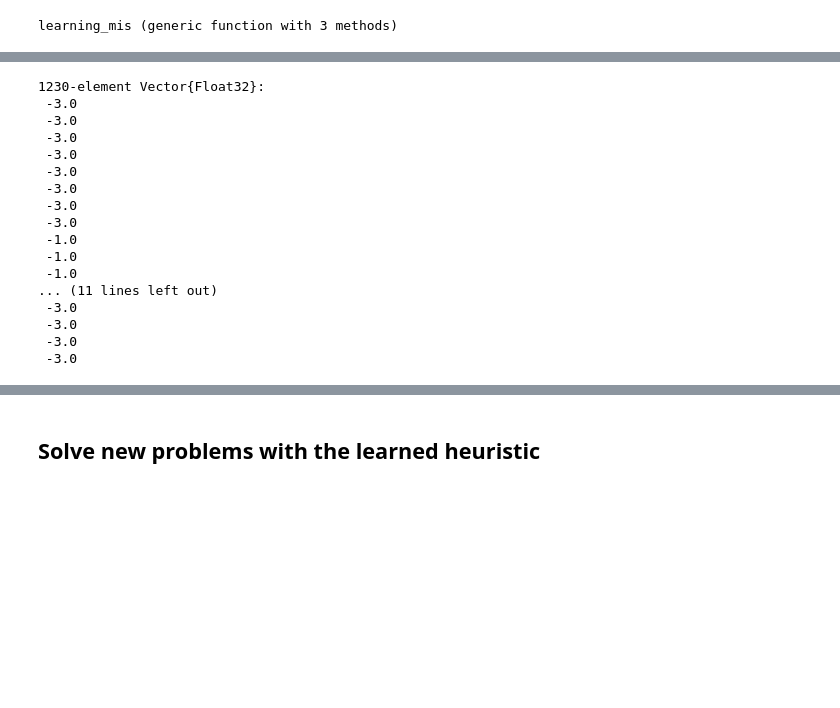
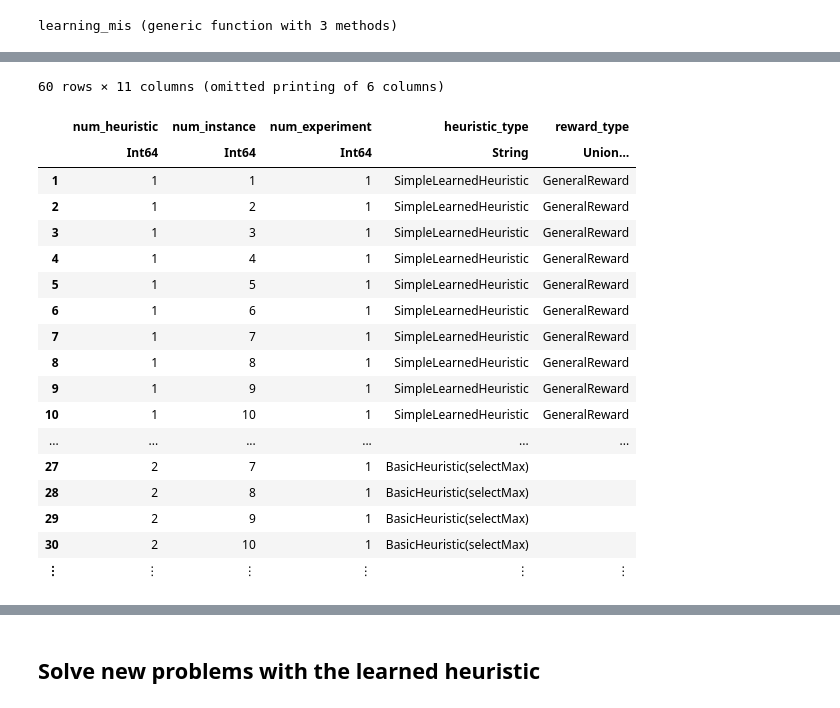
Before and after one commit to corail-research/SeaPearlZoo.jl, a Jupyter notebook: src/tutorial-summer-school/learning-cp/mis/mis.ipynb, the cells around one changed output, grey strips where cells are left out. Cells and saved outputs as stored; diff of their text form; code cells hidden in the pictures; blank space fills up the shorter version.

Commit message:
Refactor benchmarking code; change MIS plotting

```diff
--- a/src/tutorial-summer-school/learning-cp/mis/mis.ipynb
+++ b/src/tutorial-summer-school/learning-cp/mis/mis.ipynb
@@ -32,6 +32,6 @@ SeaPearl provides a number of instance generators, including one for the MIS pro
 <img src="img/450px-Barabasi_albert_graph.png" alt="Barabasi-Albert Graph" style="width:600px; height:200px;">
 # %%
 numInitialVertices = 4
-numNewVertices = 6
+numNewVertices = 10
 instance_generator = SeaPearl.MaximumIndependentSetGenerator(numNewVertices, numInitialVertices)
 # %% [output]
@@ -115,5 +115,5 @@ struct MisExperimentSettings
 end
 
 agent_config = MisAgentConfig(0.99f0, 64, instance_generator.n, 4, 400, 1, 20, 2000)
-mis_settings = MisExperimentSettings(200, 1, 5, 10, 1, numNewVertices, numInitialVertices, 123)
+mis_settings = MisExperimentSettings(200, 1, 4, 10, 1, numNewVertices, numInitialVertices, 123)
 # %% [output]
@@ -602,0 +589,30 @@ names(df)
+# %%
+validation_generator = SeaPearl.MaximumIndependentSetGenerator(40, 4)
+
+num_instances = 20 # Number of instances to evaluate on
+node_budget = 10000 # Budget of visited nodes
+take_objective = false # Set it to true if we have to branch on the object ive variable
+eval_strategy = SeaPearl.DFSearch()
+include_dfs = true # Set it to true if you want to evaluate with DFS in addition to ILDS
+basicHeuristics = Dict()
+num_random_heuristics = 2
+
+for (i, random_heuristic) in enumerate(randomHeuristics)
+    push!(basicHeuristics, "random"*string(i) => random_heuristic)
+end
+
+push!(basicHeuristics, "max" => heuristic_max)
+evaluation_df = benchmark(
+    models=[agent.policy.learner.approximator],
+    evaluation_folder=pwd(),
+    num_instances=num_instances,
+    chosen_features=chosen_features,
+    take_objective=take_objective,
+    generator=validation_generator,
+    basicHeuristics=basicHeuristics,
+    save_experiment_metrics=true,
+    include_dfs=include_dfs,
+    budget=node_budget,
+    ILDS=eval_strategy
+)
+plot_first_solution(evaluation_df)
@@ -603,3 +641,25 @@ names(df)
+# %%
+evaluation_df
+# %% [output]
+60 rows × 11 columns (omitted printing of 6 columns)
+|  | num_heuristic | num_instance | num_experiment | heuristic_type | reward_type |
+|  | Int64 | Int64 | Int64 | String | Union… |
+| 1 | 1 | 1 | 1 | SimpleLearnedHeuristic | GeneralReward |
+| 2 | 1 | 2 | 1 | SimpleLearnedHeuristic | GeneralReward |
+| 3 | 1 | 3 | 1 | SimpleLearnedHeuristic | GeneralReward |
+| 4 | 1 | 4 | 1 | SimpleLearnedHeuristic | GeneralReward |
+| 5 | 1 | 5 | 1 | SimpleLearnedHeuristic | GeneralReward |
+| 6 | 1 | 6 | 1 | SimpleLearnedHeuristic | GeneralReward |
+| 7 | 1 | 7 | 1 | SimpleLearnedHeuristic | GeneralReward |
+| 8 | 1 | 8 | 1 | SimpleLearnedHeuristic | GeneralReward |
+| 9 | 1 | 9 | 1 | SimpleLearnedHeuristic | GeneralReward |
+| 10 | 1 | 10 | 1 | SimpleLearnedHeuristic | GeneralReward |
+| ... | ... | ... | ... | ... | ... |
+| 27 | 2 | 7 | 1 | BasicHeuristic(selectMax) |  |
+| 28 | 2 | 8 | 1 | BasicHeuristic(selectMax) |  |
+| 29 | 2 | 9 | 1 | BasicHeuristic(selectMax) |  |
+| 30 | 2 | 10 | 1 | BasicHeuristic(selectMax) |  |
+| ⋮ | ⋮ | ⋮ | ⋮ | ⋮ | ⋮ |
 # %%
 df = get_metrics_dataframe(eval_metricsArray)
 plot_first_solution(df)
@@ -645,23 +707,3 @@ plot_first_solution(df)
 
 fig = plot!()
 display(fig)
-# %%
-y
-# %% [output]
-1230-element Vector{Float32}:
- -3.0
- -3.0
- -3.0
- -3.0
- -3.0
- -3.0
- -3.0
- -3.0
- -1.0
- -1.0
- -1.0
-... (11 lines left out)
- -3.0
- -3.0
- -3.0
- -3.0
```
Also changed, not shown: parts of 9 cells of this notebook, 3 other files.
